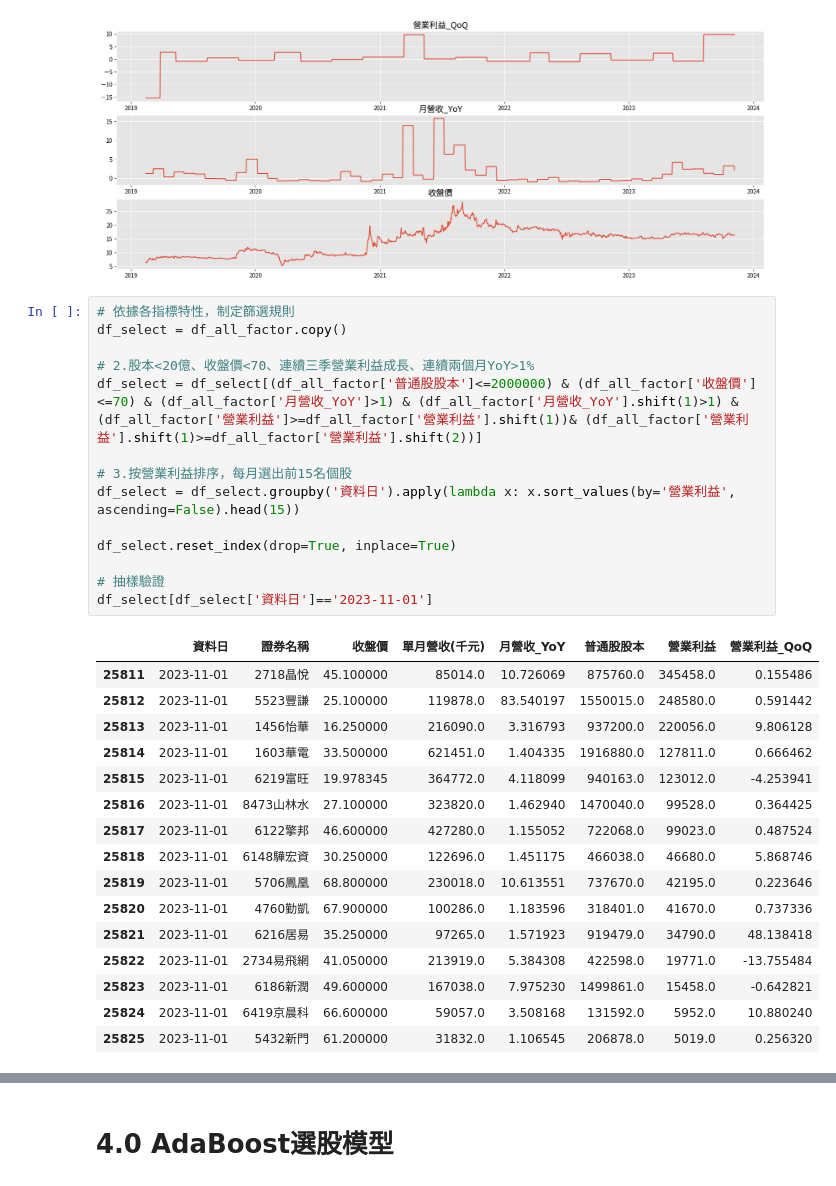
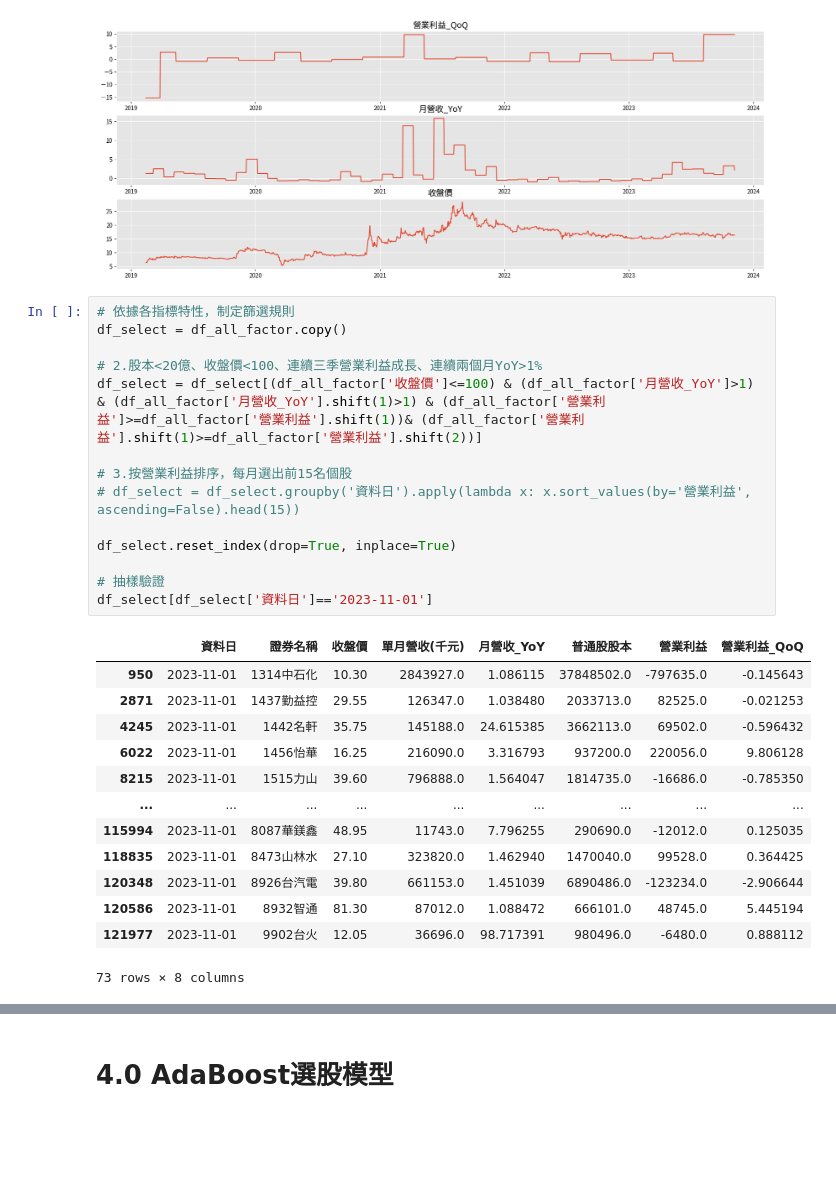
Before and after one commit to KaiXiangC/Python_Factor-Investing_Final-Project, a Jupyter notebook: D1087812_王歆.ipynb, the cells around one changed output, grey strips where cells are left out. Drawn from its saved outputs; the diff is of its cells as text; blank space fills up the shorter version.

```diff
--- a/D1087812_王歆.ipynb
+++ b/D1087812_王歆.ipynb
@@ -162,34 +162,31 @@ plt.plot(df_data_train_plot['資料日'],df_data_train_plot['收盤價'])
 # %%
 # 依據各指標特性，制定篩選規則
 df_select = df_all_factor.copy()
 
-# 2.股本<20億、收盤價<70、連續三季營業利益成長、連續兩個月YoY>1%
-df_select = df_select[(df_all_factor['普通股股本']<=2000000) & (df_all_factor['收盤價']<=70) & (df_all_factor['月營收_YoY']>1) & (df_all_factor['月營收_YoY'].shift(1)>1) & (df_all_factor['營業利益']>=df_all_factor['營業利益'].shift(1))& (df_all_factor['營業利益'].shift(1)>=df_all_factor['營業利益'].shift(2))]
+# 2.股本<20億、收盤價<100、連續三季營業利益成長、連續兩個月YoY>1%
+df_select = df_select[(df_all_factor['收盤價']<=100) & (df_all_factor['月營收_YoY']>1) & (df_all_factor['月營收_YoY'].shift(1)>1) & (df_all_factor['營業利益']>=df_all_factor['營業利益'].shift(1))& (df_all_factor['營業利益'].shift(1)>=df_all_factor['營業利益'].shift(2))]
 
 # 3.按營業利益排序，每月選出前15名個股
-df_select = df_select.groupby('資料日').apply(lambda x: x.sort_values(by='營業利益', ascending=False).head(15))
+# df_select = df_select.groupby('資料日').apply(lambda x: x.sort_values(by='營業利益', ascending=False).head(15))
 
 df_select.reset_index(drop=True, inplace=True)
 
 # 抽樣驗證
 df_select[df_select['資料日']=='2023-11-01']
 # %% [output]
 |  | 資料日 | 證券名稱 | 收盤價 | 單月營收(千元) | 月營收_YoY | 普通股股本 | 營業利益 | 營業利益_QoQ |
-| 25811 | 2023-11-01 | 2718晶悅 | 45.100000 | 85014.0 | 10.726069 | 875760.0 | 345458.0 | 0.155486 |
-| 25812 | 2023-11-01 | 5523豐謙 | 25.100000 | 119878.0 | 83.540197 | 1550015.0 | 248580.0 | 0.591442 |
-| 25813 | 2023-11-01 | 1456怡華 | 16.250000 | 216090.0 | 3.316793 | 937200.0 | 220056.0 | 9.806128 |
-| 25814 | 2023-11-01 | 1603華電 | 33.500000 | 621451.0 | 1.404335 | 1916880.0 | 127811.0 | 0.666462 |
-| 25815 | 2023-11-01 | 6219富旺 | 19.978345 | 364772.0 | 4.118099 | 940163.0 | 123012.0 | -4.253941 |
-| 25816 | 2023-11-01 | 8473山林水 | 27.100000 | 323820.0 | 1.462940 | 1470040.0 | 99528.0 | 0.364425 |
-| 25817 | 2023-11-01 | 6122擎邦 | 46.600000 | 427280.0 | 1.155052 | 722068.0 | 99023.0 | 0.487524 |
-| 25818 | 2023-11-01 | 6148驊宏資 | 30.250000 | 122696.0 | 1.451175 | 466038.0 | 46680.0 | 5.868746 |
-| 25819 | 2023-11-01 | 5706鳳凰 | 68.800000 | 230018.0 | 10.613551 | 737670.0 | 42195.0 | 0.223646 |
-| 25820 | 2023-11-01 | 4760勤凱 | 67.900000 | 100286.0 | 1.183596 | 318401.0 | 41670.0 | 0.737336 |
-| 25821 | 2023-11-01 | 6216居易 | 35.250000 | 97265.0 | 1.571923 | 919479.0 | 34790.0 | 48.138418 |
-| 25822 | 2023-11-01 | 2734易飛網 | 41.050000 | 213919.0 | 5.384308 | 422598.0 | 19771.0 | -13.755484 |
-| 25823 | 2023-11-01 | 6186新潤 | 49.600000 | 167038.0 | 7.975230 | 1499861.0 | 15458.0 | -0.642821 |
-| 25824 | 2023-11-01 | 6419京晨科 | 66.600000 | 59057.0 | 3.508168 | 131592.0 | 5952.0 | 10.880240 |
-| 25825 | 2023-11-01 | 5432新門 | 61.200000 | 31832.0 | 1.106545 | 206878.0 | 5019.0 | 0.256320 |
+| 950 | 2023-11-01 | 1314中石化 | 10.30 | 2843927.0 | 1.086115 | 37848502.0 | -797635.0 | -0.145643 |
+| 2871 | 2023-11-01 | 1437勤益控 | 29.55 | 126347.0 | 1.038480 | 2033713.0 | 82525.0 | -0.021253 |
+| 4245 | 2023-11-01 | 1442名軒 | 35.75 | 145188.0 | 24.615385 | 3662113.0 | 69502.0 | -0.596432 |
+| 6022 | 2023-11-01 | 1456怡華 | 16.25 | 216090.0 | 3.316793 | 937200.0 | 220056.0 | 9.806128 |
+| 8215 | 2023-11-01 | 1515力山 | 39.60 | 796888.0 | 1.564047 | 1814735.0 | -16686.0 | -0.785350 |
+| ... | ... | ... | ... | ... | ... | ... | ... | ... |
+| 115994 | 2023-11-01 | 8087華鎂鑫 | 48.95 | 11743.0 | 7.796255 | 290690.0 | -12012.0 | 0.125035 |
+| 118835 | 2023-11-01 | 8473山林水 | 27.10 | 323820.0 | 1.462940 | 1470040.0 | 99528.0 | 0.364425 |
+| 120348 | 2023-11-01 | 8926台汽電 | 39.80 | 661153.0 | 1.451039 | 6890486.0 | -123234.0 | -2.906644 |
+| 120586 | 2023-11-01 | 8932智通 | 81.30 | 87012.0 | 1.088472 | 666101.0 | 48745.0 | 5.445194 |
+| 121977 | 2023-11-01 | 9902台火 | 12.05 | 36696.0 | 98.717391 | 980496.0 | -6480.0 | 0.888112 |
+73 rows × 8 columns
 # %%
 # 每日選股名單
 df_select_d = df_select[['資料日','證券名稱','收盤價']].sort_values(by=['資料日','證券名稱'])
```
Also changed, not shown: parts of 7 cells of this notebook.
